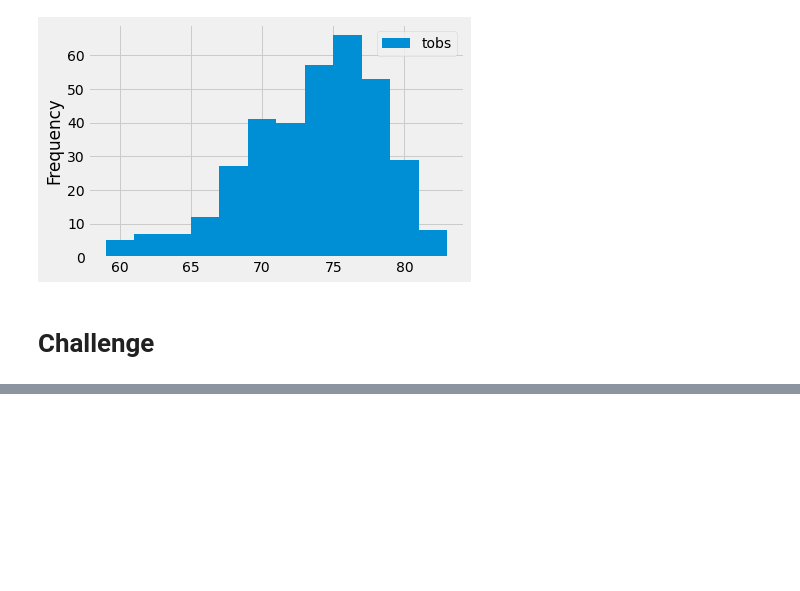
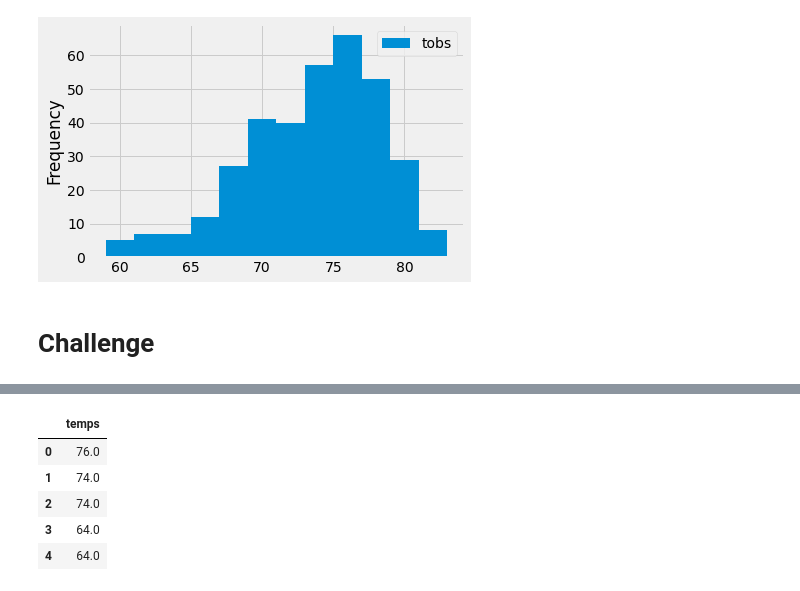
Before and after one commit to CypherGreen/surfs_up, a Jupyter notebook: climate_analysis.ipynb, the cells around one changed output, grey strips where cells are left out. Saved outputs shown, nothing was run; the diff lists cells and outputs as text; code cells hidden in the pictures; blank space fills up the shorter version.

```diff
--- a/climate_analysis.ipynb
+++ b/climate_analysis.ipynb
@@ -117,0 +171,11 @@ df.plot.hist(bins=12)
+# %%
+# 9. Create a DataFrame from the list of temperatures for the month of June.
+dec_df = DataFrame(dec_temps_list,columns=['temps'])
+dec_df.head()
+# %% [output]
+|  | temps |
+| 0 | 76.0 |
+| 1 | 74.0 |
+| 2 | 74.0 |
+| 3 | 64.0 |
+| 4 | 64.0 |
```
Also changed, not shown: parts of 7 cells of this notebook.
